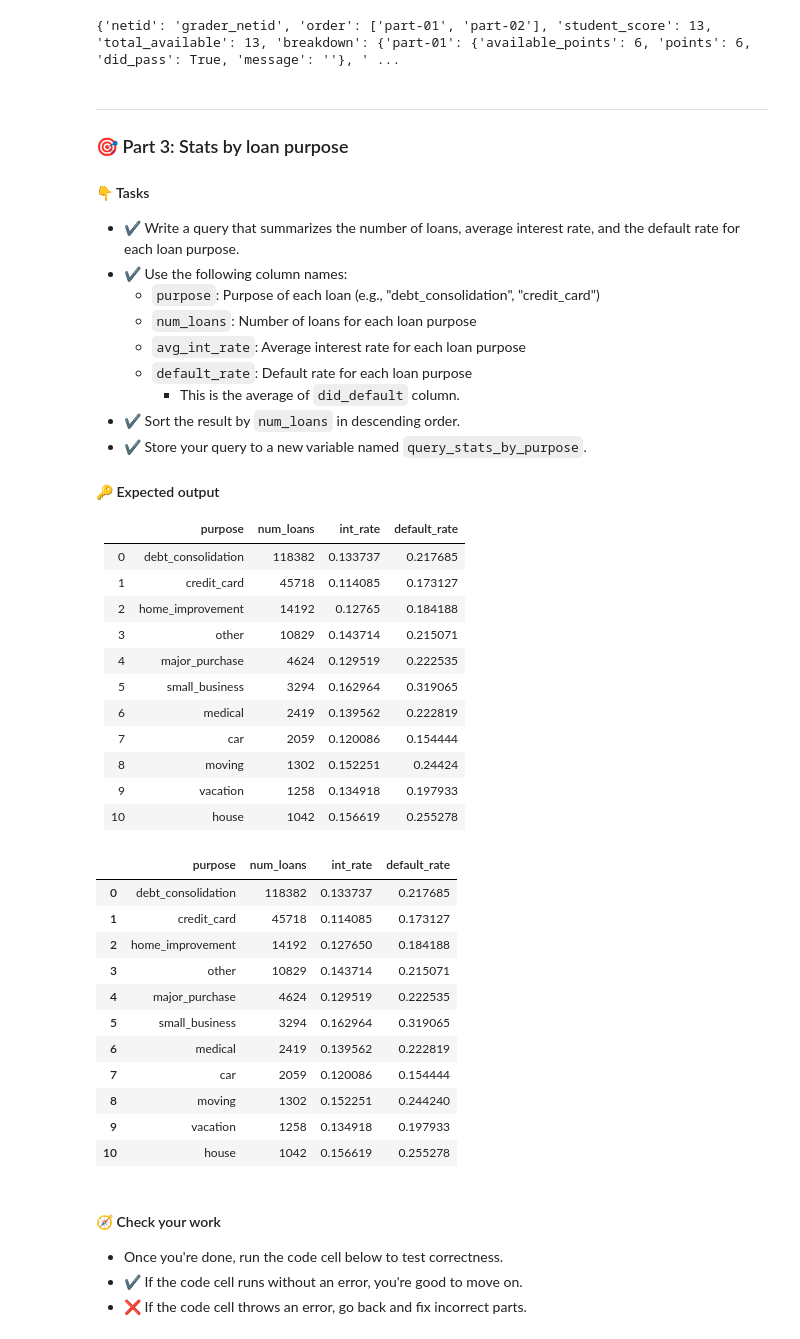
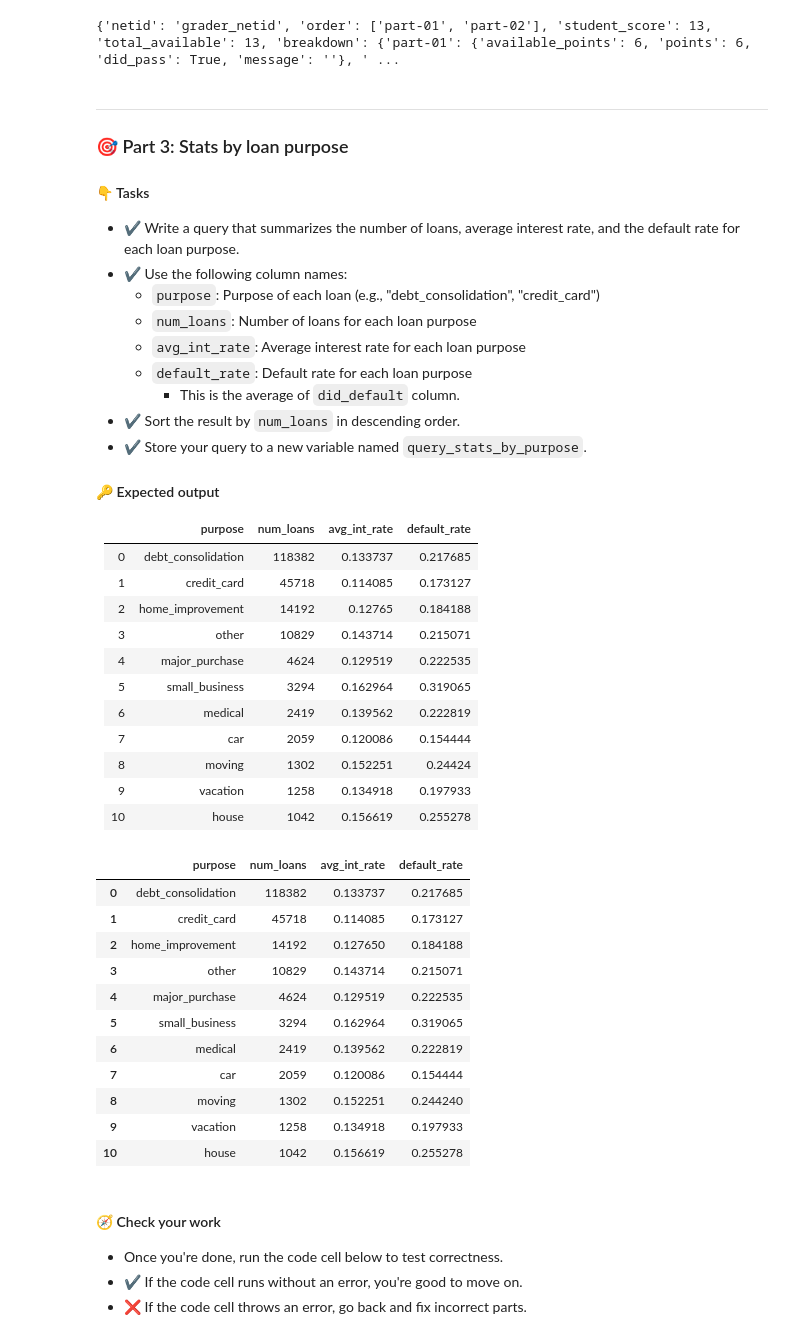
Before and after one commit to bdi475/notebooks, a Jupyter notebook: exercise-07-sql-quiz-prep-SOLUTION.ipynb, the cells around one changed output. Cells and saved outputs as stored; diff of their text form; code cells hidden in the pictures.

```diff
--- a/exercise-07-sql-quiz-prep-SOLUTION.ipynb
+++ b/exercise-07-sql-quiz-prep-SOLUTION.ipynb
@@ -359,39 +359,39 @@ finally:
 
 #### 🔑 Expected output
 
-|    | purpose            |   num_loans |   int_rate |   default_rate |
-|---:|:-------------------|------------:|-----------:|---------------:|
-|  0 | debt_consolidation |      118382 |   0.133737 |       0.217685 |
-|  1 | credit_card        |       45718 |   0.114085 |       0.173127 |
-|  2 | home_improvement   |       14192 |   0.12765  |       0.184188 |
-|  3 | other              |       10829 |   0.143714 |       0.215071 |
-|  4 | major_purchase     |        4624 |   0.129519 |       0.222535 |
-|  5 | small_business     |        3294 |   0.162964 |       0.319065 |
-|  6 | medical            |        2419 |   0.139562 |       0.222819 |
-|  7 | car                |        2059 |   0.120086 |       0.154444 |
-|  8 | moving             |        1302 |   0.152251 |       0.24424  |
-|  9 | vacation           |        1258 |   0.134918 |       0.197933 |
-| 10 | house              |        1042 |   0.156619 |       0.255278 |
+|    | purpose            |   num_loans |   avg_int_rate |   default_rate |
+|---:|:-------------------|------------:|---------------:|---------------:|
+|  0 | debt_consolidation |      118382 |       0.133737 |       0.217685 |
+|  1 | credit_card        |       45718 |       0.114085 |       0.173127 |
+|  2 | home_improvement   |       14192 |       0.12765  |       0.184188 |
+|  3 | other              |       10829 |       0.143714 |       0.215071 |
+|  4 | major_purchase     |        4624 |       0.129519 |       0.222535 |
+|  5 | small_business     |        3294 |       0.162964 |       0.319065 |
+|  6 | medical            |        2419 |       0.139562 |       0.222819 |
+|  7 | car                |        2059 |       0.120086 |       0.154444 |
+|  8 | moving             |        1302 |       0.152251 |       0.24424  |
+|  9 | vacation           |        1258 |       0.134918 |       0.197933 |
+| 10 | house              |        1042 |       0.156619 |       0.255278 |
 # %%
 # YOUR CODE BEGINS
 query_stats_by_purpose = '''
 SELECT
     purpose,
     COUNT(*) AS num_loans,
-    AVG(int_rate) AS int_rate,
+    AVG(int_rate) AS avg_int_rate,
     AVG(did_default) AS default_rate
 FROM loans
 GROUP BY purpose
 ORDER BY num_loans DESC;
 '''
 # YOUR CODE ENDS
 
 conn = sqlite3.connect('lending-club-loan-results.db')
 df_result = pd.read_sql_query(query_stats_by_purpose, con=conn)
 display(df_result)
 conn.close()
 # %% [output]
-|  | purpose | num_loans | int_rate | default_rate |
+|  | purpose | num_loans | avg_int_rate | default_rate |
 | 0 | debt_consolidation | 118382 | 0.133737 | 0.217685 |
 | 1 | credit_card | 45718 | 0.114085 | 0.173127 |
 | 2 | home_improvement | 14192 | 0.127650 | 0.184188 |
```
Also changed, not shown: parts of 1 cell of this notebook, 2 other files.
